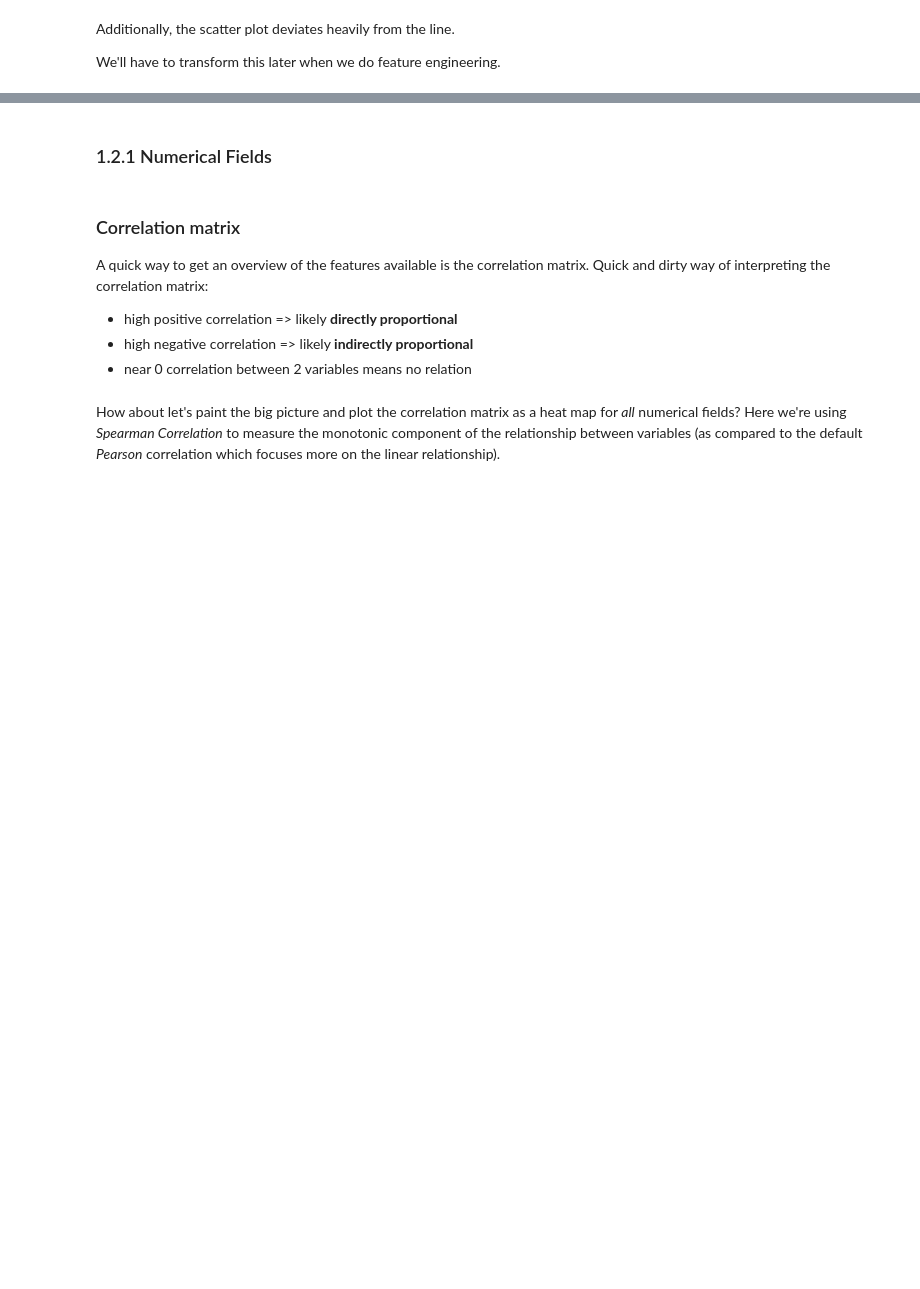
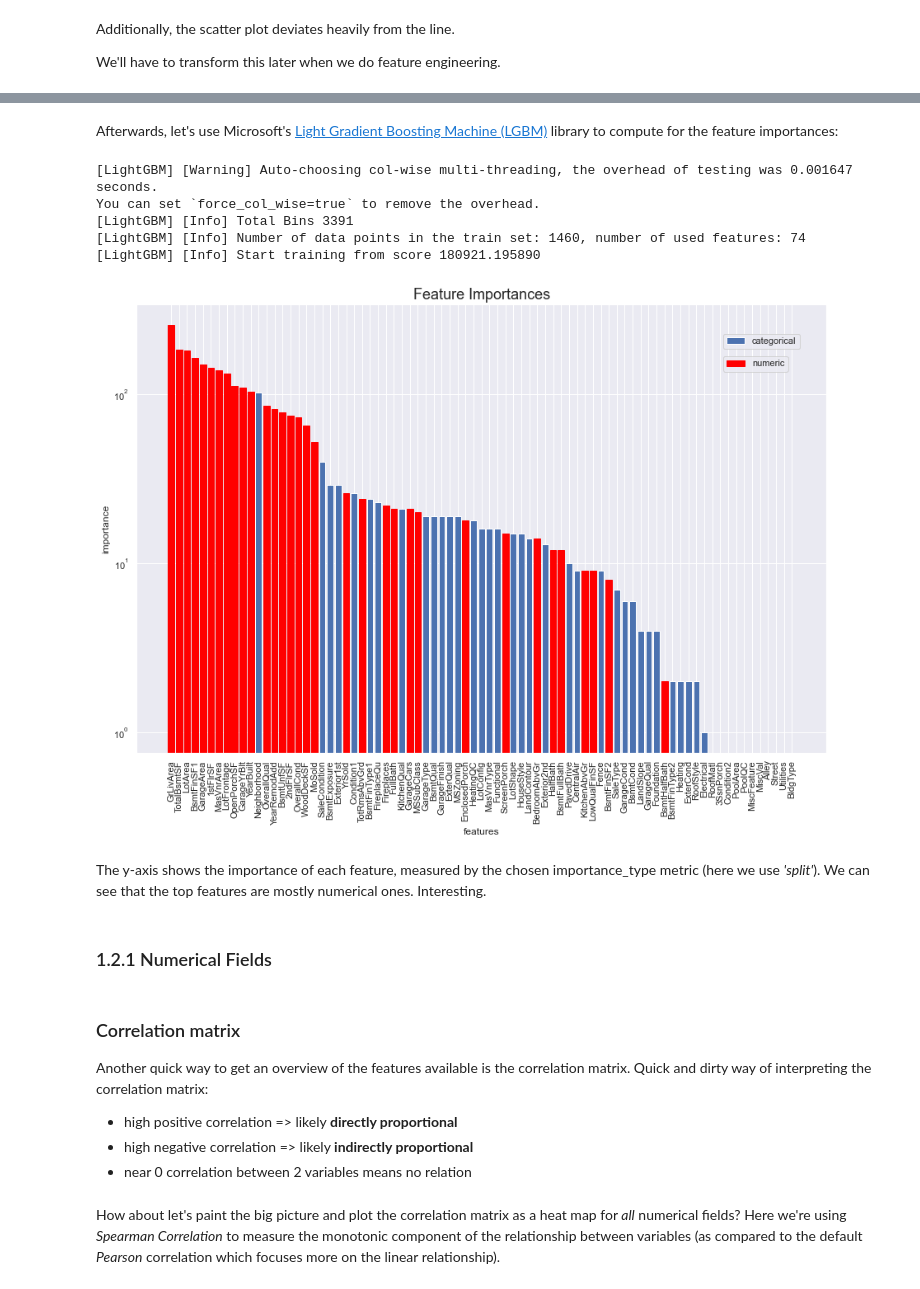
Before and after one commit to jrili/kaggle-house-prices, a Jupyter notebook: house-prices-regression.ipynb, the cells around one changed output, grey strips where cells are left out. Drawn from its saved outputs; the diff is of its cells as text; code cells hidden in the pictures; blank space fills up the shorter version.

Commit message:
add section for computation of feature importances

```diff
--- a/house-prices-regression.ipynb
+++ b/house-prices-regression.ipynb
@@ -247,8 +255,59 @@ We'll have to transform this later when we do feature engineering.
+# %%
+tmp_df = train_df.copy()
+tmp_df[categorical_fields] = tmp_df[categorical_fields].fillna('NULL')
+
+for field in categorical_fields:
+    le = LabelEncoder()
+    le.fit(tmp_df[field])
+    tmp_df[field] = le.transform(tmp_df[field])
+# %% [markdown]
+Afterwards, let's use Microsoft's [Light Gradient Boosting Machine (LGBM)](https://lightgbm.readthedocs.io/en/latest/pythonapi/lightgbm.Booster.html?highlight=gbm.feature_importance#lightgbm.Booster.feature_importance) library to compute for the feature importances:
+# %%
+#Setup the GBM with our train dataset
+X_train = tmp_df.drop([target_variable, 'Id'], axis=1)
+y_train = tmp_df[target_variable]
+lgb_train = lgb.Dataset(data=X_train, label=y_train)
+gbm = lgb.train(params={'objective':'regression', 'metric':'rmse'}, train_set=lgb_train)
+
+#Create a dataframe for easy plotting:
+#We are using the 'split' importance_type here. Alternative type is the 'gain'. More info on the LGBM docs.
+feature_importances = pd.DataFrame({'importance':gbm.feature_importance(importance_type='split')}, index=X_train.columns)
+feature_importances = feature_importances.sort_values('importance', ascending=False)
+feature_importances['dtype'] = ['numeric' if field in numerical_fields else 'categorical' for field in feature_importances.index]
+
+#Prepare stuff for plotting
+fig, ax = plt.subplots(figsize=(15,10))
+
+#Make the plot prettier and more readable:
+ax.set_xticklabels(feature_importances.index, rotation=90)
+ax.set_xlabel('features')
+ax.set_ylabel('importance')
+ax.set_title('Feature Importances', fontsize=18)
+ax.set_yscale('log') #Set y scale to log because of big difference between largest and smallest bars
+
+#Plot the bar graph and set the legend for "categorical" fields
+bars = ax.bar(feature_importances.index, feature_importances['importance'])
+legend_cat = ax.legend(['categorical'], loc=(0.85, 0.9))
+fig.gca().add_artist(legend_cat)
+
+#Change the color of the bars for "numerical" fields and show the legend for them
+for i in np.where(feature_importances['dtype'].values=='numeric')[0]:
+    bars[i].set_color('red')
+legend_num = ax.legend(['numeric'], loc=(0.85, 0.85))
+# %% [output]
+[LightGBM] [Warning] Auto-choosing col-wise multi-threading, the overhead of testing was 0.001647 seconds.
+You can set `force_col_wise=true` to remove the overhead.
+[LightGBM] [Info] Total Bins 3391
+[LightGBM] [Info] Number of data points in the train set: 1460, number of used features: 74
+[LightGBM] [Info] Start training from score 180921.195890
+[figure, added]
+# %% [markdown]
+The y-axis shows the importance of each feature, measured by the chosen importance_type metric (here we use *'split'*). We can see that the top features are mostly numerical ones. Interesting.
 # %% [markdown]
 ### 1.2.1 Numerical Fields
 # %% [markdown]
 ### Correlation matrix
-A quick way to get an overview of the features available is the correlation matrix.
+Another quick way to get an overview of the features available is the correlation matrix.
 Quick and dirty way of interpreting the correlation matrix:
 * high positive correlation => likely **directly proportional**
 * high negative correlation => likely **indirectly proportional**
```
Also changed, not shown: parts of 4 cells of this notebook.
